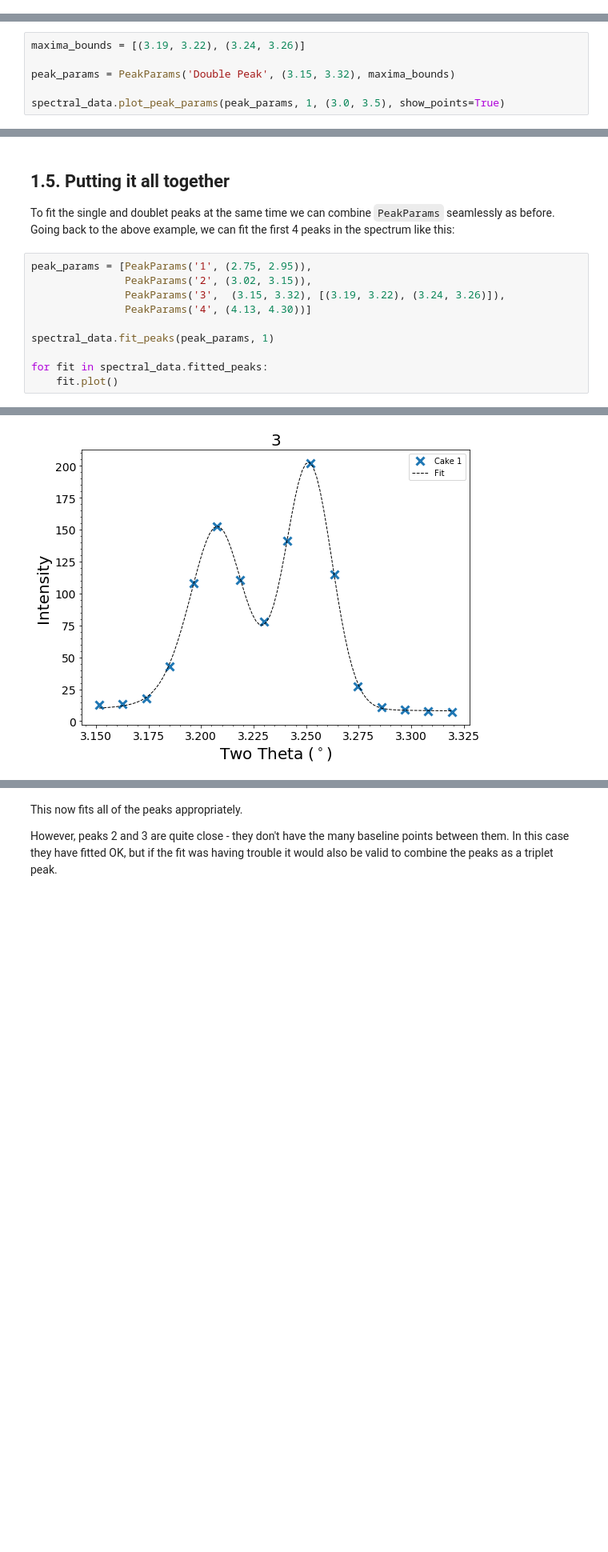
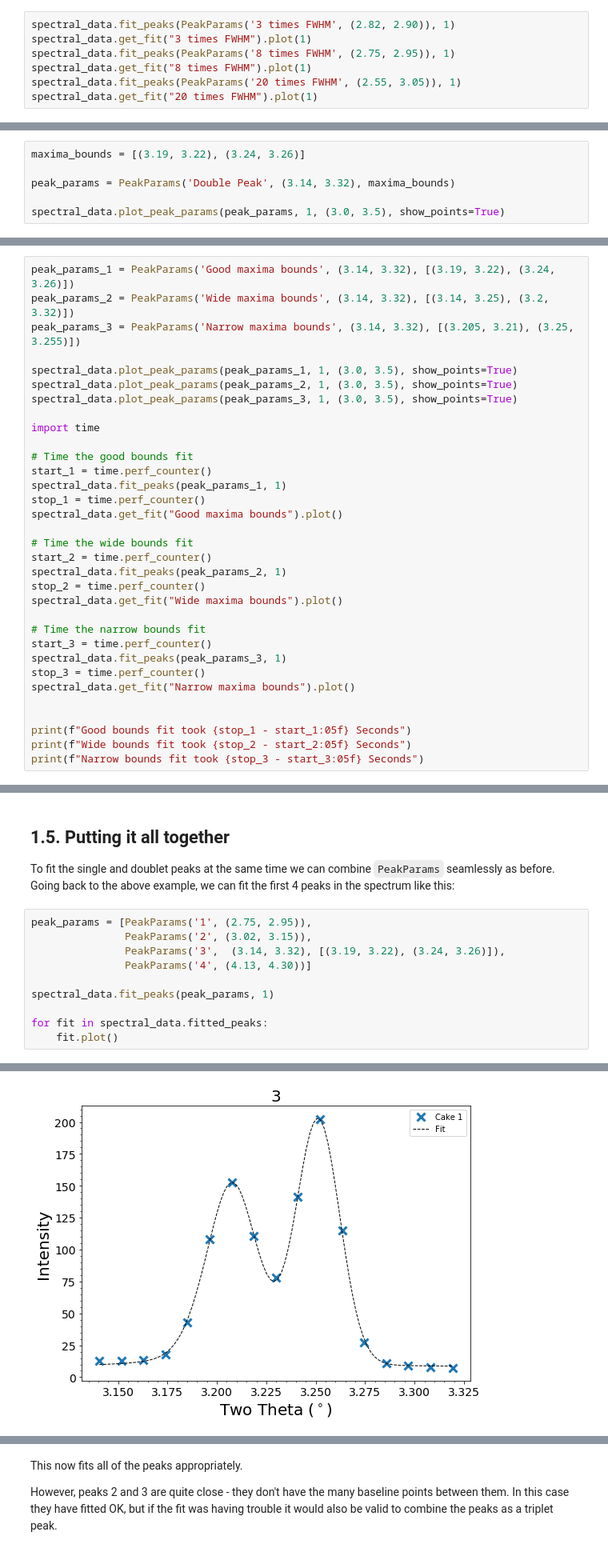
Before and after one commit to LightForm-group/xrdfit, a Jupyter notebook: tutorial notebooks/1 - Basic analysis workflow.ipynb, the cells around one changed output, grey strips where cells are left out. Shown at 80% size. Drawn from its saved outputs; the diff is of its cells as text; blank space fills up the shorter version.

```diff
--- a/tutorial notebooks/1 - Basic analysis workflow.ipynb
+++ b/tutorial notebooks/1 - Basic analysis workflow.ipynb
@@ -149,0 +155,7 @@ on its own using default values.
+# %%
+spectral_data.fit_peaks(PeakParams('3 times FWHM', (2.82, 2.90)), 1)
+spectral_data.get_fit("3 times FWHM").plot(1)
+spectral_data.fit_peaks(PeakParams('8 times FWHM', (2.75, 2.95)), 1)
+spectral_data.get_fit("8 times FWHM").plot(1)
+spectral_data.fit_peaks(PeakParams('20 times FWHM', (2.55, 3.05)), 1)
+spectral_data.get_fit("20 times FWHM").plot(1)
@@ -200,7 +218,7 @@ The **maxima bounds** must be provided as a list of Tuples, one for each maxima
 # %%
 maxima_bounds = [(3.19, 3.22), (3.24, 3.26)]
 
-peak_params = PeakParams('Double Peak', (3.15, 3.32), maxima_bounds)
+peak_params = PeakParams('Double Peak', (3.14, 3.32), maxima_bounds)
 
 spectral_data.plot_peak_params(peak_params, 1, (3.0, 3.5), show_points=True)
 # %% [output]
@@ -225,0 +250,33 @@ PeakParams('Double Peak', (3.15, 3.32), [(3.19, 3.22), (3.24, 3.26)])
+# %%
+peak_params_1 = PeakParams('Good maxima bounds', (3.14, 3.32), [(3.19, 3.22), (3.24, 3.26)])
+peak_params_2 = PeakParams('Wide maxima bounds', (3.14, 3.32), [(3.14, 3.25), (3.2, 3.32)])
+peak_params_3 = PeakParams('Narrow maxima bounds', (3.14, 3.32), [(3.205, 3.21), (3.25, 3.255)])
+
+spectral_data.plot_peak_params(peak_params_1, 1, (3.0, 3.5), show_points=True)
+spectral_data.plot_peak_params(peak_params_2, 1, (3.0, 3.5), show_points=True)
+spectral_data.plot_peak_params(peak_params_3, 1, (3.0, 3.5), show_points=True)
+
+import time
+
+# Time the good bounds fit
+start_1 = time.perf_counter()
+spectral_data.fit_peaks(peak_params_1, 1)
+stop_1 = time.perf_counter()
+spectral_data.get_fit("Good maxima bounds").plot()
+
+# Time the wide bounds fit
+start_2 = time.perf_counter()
+spectral_data.fit_peaks(peak_params_2, 1)
+stop_2 = time.perf_counter()
+spectral_data.get_fit("Wide maxima bounds").plot()
+
+# Time the narrow bounds fit
+start_3 = time.perf_counter()
+spectral_data.fit_peaks(peak_params_3, 1)
+stop_3 = time.perf_counter()
+spectral_data.get_fit("Narrow maxima bounds").plot()
+
+
+print(f"Good bounds fit took {stop_1 - start_1:05f} Seconds")
+print(f"Wide bounds fit took {stop_2 - start_2:05f} Seconds")
+print(f"Narrow bounds fit took {stop_3 - start_3:05f} Seconds")
@@ -230,18 +306,18 @@ To fit the single and doublet peaks at the same time we can combine `PeakParams`
 # %%
 peak_params = [PeakParams('1', (2.75, 2.95)),
                PeakParams('2', (3.02, 3.15)),
-               PeakParams('3',  (3.15, 3.32), [(3.19, 3.22), (3.24, 3.26)]),
+               PeakParams('3',  (3.14, 3.32), [(3.19, 3.22), (3.24, 3.26)]),
                PeakParams('4', (4.13, 4.30))]
 
 spectral_data.fit_peaks(peak_params, 1)
 
 for fit in spectral_data.fitted_peaks:
     fit.plot()
 # %% [output]
 Fitting complete.
 [figure]
 [figure]
-[figure, old version]
+[figure, new version]
 [figure]
 # %% [markdown]
 This now fits all of the peaks appropriately.
```
Also changed, not shown: parts of 25 cells of this notebook, 4 other files.
